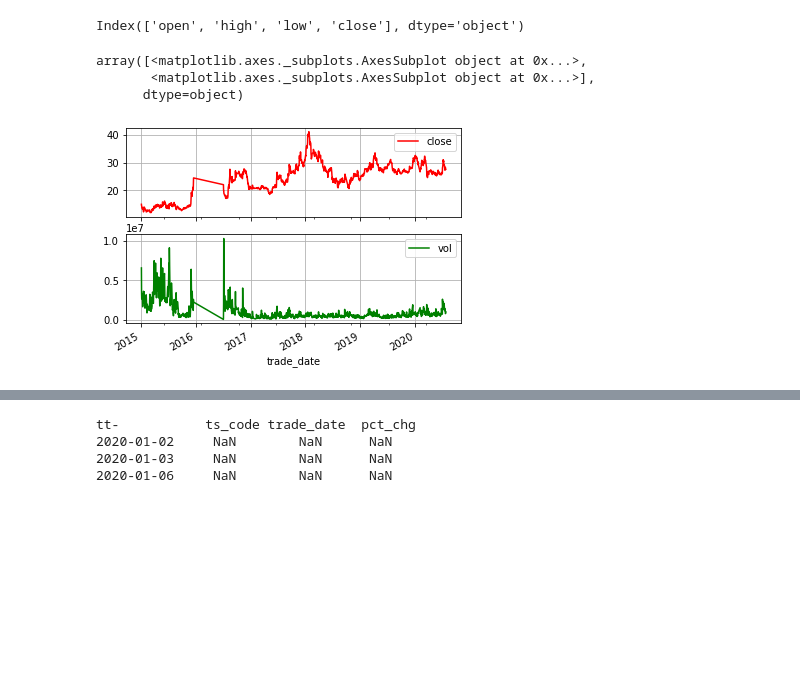
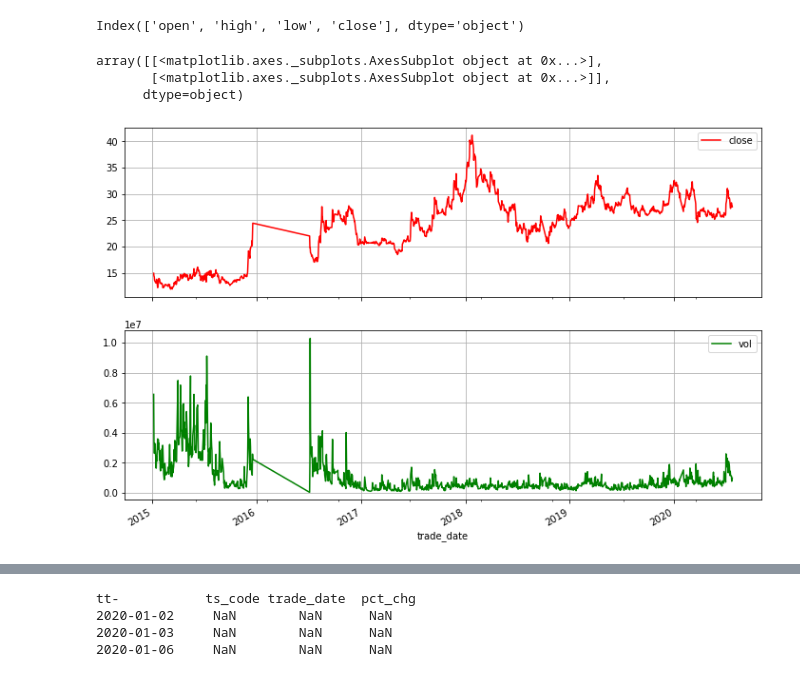
Before and after one commit to wd64759/quants, a Jupyter notebook: quants/trade_notes.ipynb, the cells around one changed output, grey strips where cells are left out. Saved outputs shown, nothing was run; the diff lists cells and outputs as text; code cells hidden in the pictures; blank space fills up the shorter version.

```diff
--- a/quants/trade_notes.ipynb
+++ b/quants/trade_notes.ipynb
@@ -406,12 +406,14 @@ Index(['open', 'high', 'low', 'close'], dtype='object')
 # %%
 from local_utilities import load_as_df
 
-df = load_as_df('select trade_date,close,vol from tickers where ts_code = "000002.SZ"')
+df = load_as_df('select * from tickers where ts_code = "000002.SZ"')
 # %%
 # list(df['trade_date'])[:10]
-df.set_index(df['trade_date'])[['close','vol']].plot(subplots=True, style=['r', 'g'], grid=True)
+df.set_index(df['trade_date'])[['close','vol']].plot(subplots=True, kind='line', style=['r', 'g'], grid=True, layout=(2,1), figsize=(12, 8))
+# df_dt.plot.line(y='close', grid=True)
+# df_dt.plot.bar(y='vol')
 # %% [output]
-array([<matplotlib.axes._subplots.AxesSubplot object at 0x...>,
-       <matplotlib.axes._subplots.AxesSubplot object at 0x...>],
+array([[<matplotlib.axes._subplots.AxesSubplot object at 0x...>],
+       [<matplotlib.axes._subplots.AxesSubplot object at 0x...>]],
       dtype=object)
-[figure, old version]
+[figure, new version]
```
Also changed, not shown: parts of 8 cells of this notebook, 1 other file.
